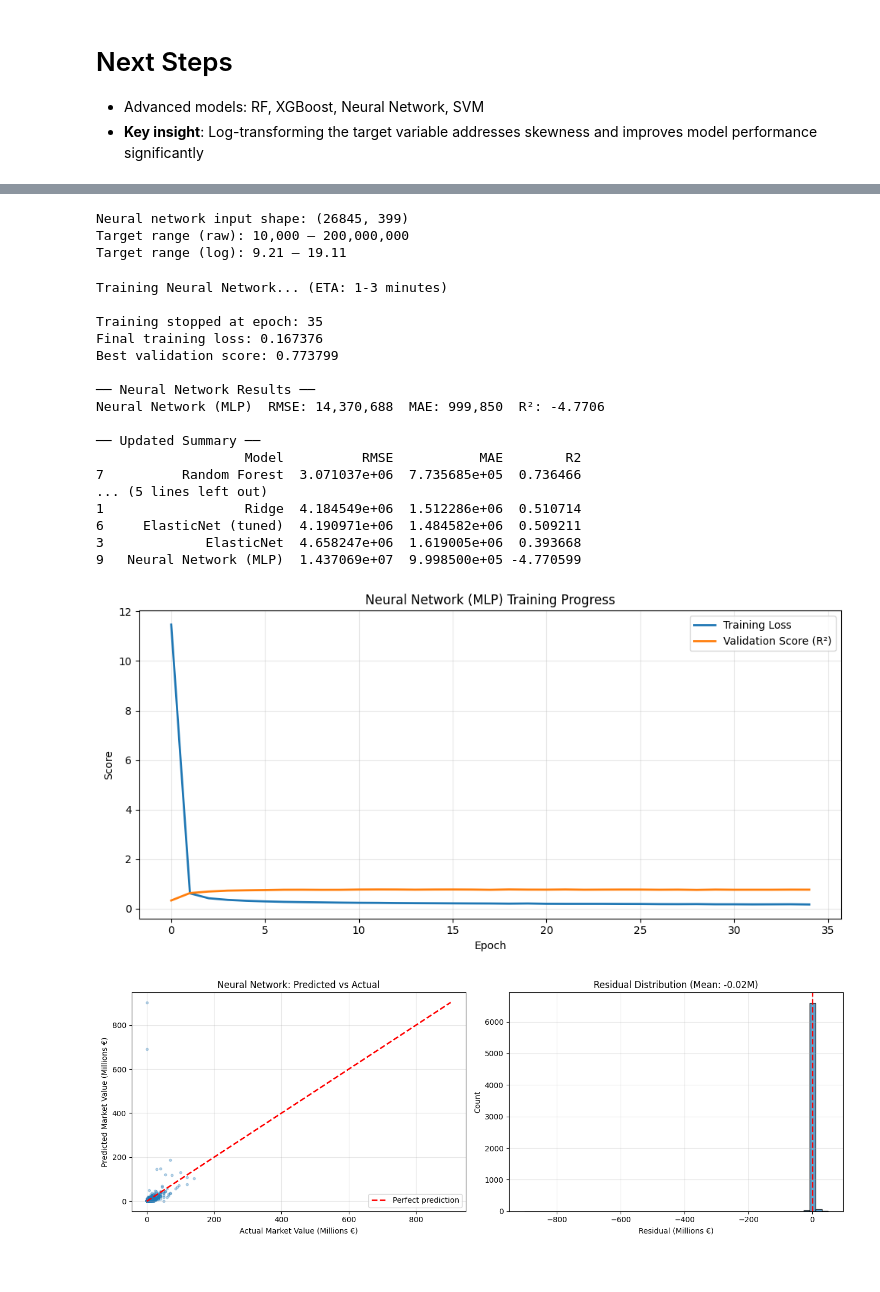
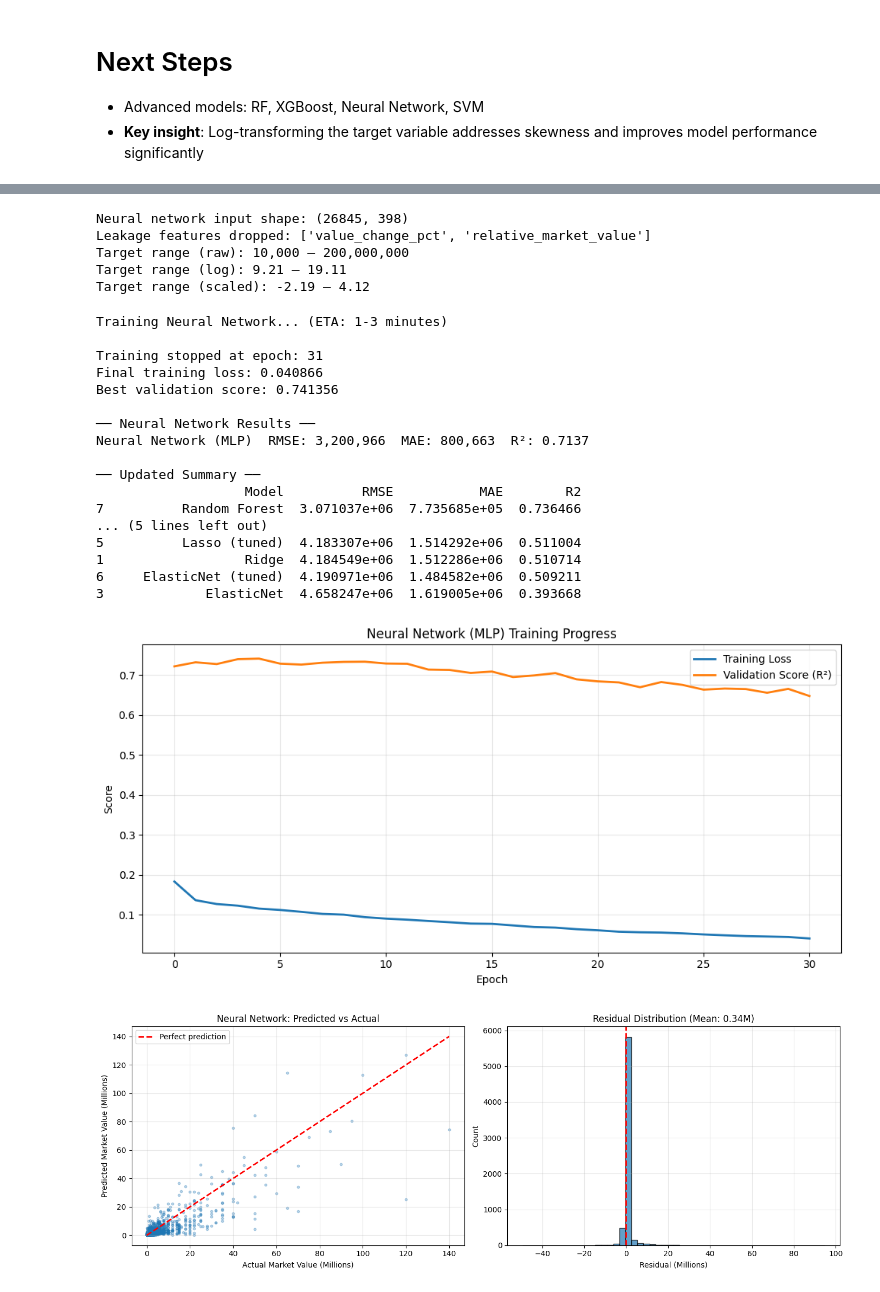
Before and after one commit to LucreziaSalerno/ML-Group-M, a Jupyter notebook: notebooks/models.ipynb, the cells around one changed output, grey strips where cells are left out. Drawn from its saved outputs; the diff is of its cells as text; code cells hidden in the pictures.

```diff
--- a/notebooks/models.ipynb
+++ b/notebooks/models.ipynb
@@ -332,8 +334,8 @@ import warnings
 warnings.filterwarnings('ignore')
 
 # ── 1. Prepare data with log-transformed target ──
-# Drop value_change_pct to avoid data leakage (it's derived from the target)
-leak_cols = [c for c in ['value_change_pct'] if c in X_train.columns]
+# Drop leakage features (both derived from the target: current_market_value)
+leak_cols = [c for c in ['value_change_pct', 'relative_market_value'] if c in X_train.columns]
 X_train_nn = X_train.drop(columns=leak_cols)
 X_test_nn = X_test.drop(columns=leak_cols)
 
@@ -341,7 +343,7 @@ X_test_nn = X_test.drop(columns=leak_cols)
 numeric_features_nn = X_train_nn.select_dtypes(include=["int64", "float64"]).columns.tolist()
 categorical_features_nn = X_train_nn.select_dtypes(include=["object"]).columns.tolist()
 
-# Rebuild preprocessor without the leaked feature
+# Rebuild preprocessor without the leaked features
 preprocess_nn = ColumnTransformer(
     transformers=[
         ("num", StandardScaler(), numeric_features_nn),
@@ -358,41 +360,52 @@ y_test_log = np.log1p(y_test)
 X_train_nn_pre = preprocess_nn.fit_transform(X_train_nn)
 X_test_nn_pre = preprocess_nn.transform(X_test_nn)
 
+# Also scale the log target for better NN convergence
+from sklearn.preprocessing import StandardScaler as TargetScaler
+y_scaler = TargetScaler()
+y_train_scaled = y_scaler.fit_transform(y_train_log.values.reshape(-1, 1)).ravel()
+
 print(f"Neural network input shape: {X_train_nn_pre.shape}")
+print(f"Leakage features dropped: {leak_cols}")
 print(f"Target range (raw): {y_train.min():,.0f} – {y_train.max():,.0f}")
 print(f"Target range (log): {y_train_log.min():.2f} – {y_train_log.max():.2f}")
+print(f"Target range (scaled): {y_train_scaled.min():.2f} – {y_train_scaled.max():.2f}")
 # %% [output]
-Neural network input shape: (26845, 399)
+Neural network input shape: (26845, 398)
+Leakage features dropped: ['value_change_pct', 'relative_market_value']
 Target range (raw): 10,000 – 200,000,000
 Target range (log): 9.21 – 19.11
+Target range (scaled): -2.19 – 4.12
 # %%
-# ── 2. Train Neural Network (MLP) on log-transformed target ──
+# ── 2. Train Neural Network (MLP) on log-transformed + scaled target ──
 print("Training Neural Network... (ETA: 1-3 minutes)\n")
 
 mlp = MLPRegressor(
     hidden_layer_sizes=(256, 128, 64),  # 3 hidden layers
     activation='relu',                   # ReLU activation
     solver='adam',                        # Adam optimizer
-    alpha=0.001,                          # L2 regularization
+    alpha=0.0001,                         # L2 regularization
     batch_size=256,                       # Mini-batch size
     learning_rate='adaptive',             # Reduce LR when loss plateaus
     learning_rate_init=0.001,             # Initial learning rate
-    max_iter=300,                         # Max training epochs
+    max_iter=500,                         # Max training epochs
     early_stopping=True,                  # Stop when validation loss stops improving
     validation_fraction=0.1,              # 10% of training data for validation
-    n_iter_no_change=15,                  # Patience for early stopping
+    n_iter_no_change=25,                  # Patience for early stopping
     random_state=42,
     verbose=False
 )
 
-mlp.fit(X_train_nn_pre, y_train_log)
+# Train on scaled log target (this helps the NN converge much better)
+mlp.fit(X_train_nn_pre, y_train_scaled)
 
 print(f"Training stopped at epoch: {mlp.n_iter_}")
 print(f"Final training loss: {mlp.loss_:.6f}")
 print(f"Best validation score: {mlp.best_validation_score_:.6f}")
 
-# ── 3. Predict and convert back from log scale ──
-y_pred_log = mlp.predict(X_test_nn_pre)
+# ── 3. Predict and convert back: scaled -> log -> original ──
+y_pred_scaled = mlp.predict(X_test_nn_pre)
+y_pred_log = y_scaler.inverse_transform(y_pred_scaled.reshape(-1, 1)).ravel()
 y_pred_nn = np.expm1(y_pred_log)  # Inverse of log1p
 
 # Clip negative predictions to 0 (market value can't be negative)
@@ -408,21 +421,21 @@ print(pd.DataFrame(results).sort_values("RMSE"))
 # %% [output]
 Training Neural Network... (ETA: 1-3 minutes)
 
-Training stopped at epoch: 35
-Final training loss: 0.167376
-Best validation score: 0.773799
+Training stopped at epoch: 31
+Final training loss: 0.040866
+Best validation score: 0.741356
 
 ── Neural Network Results ──
-Neural Network (MLP)  RMSE: 14,370,688  MAE: 999,850  R²: -4.7706
+Neural Network (MLP)  RMSE: 3,200,966  MAE: 800,663  R²: 0.7137
 
 ── Updated Summary ──
                    Model          RMSE           MAE        R2
 7          Random Forest  3.071037e+06  7.735685e+05  0.736466
 ... (5 lines left out)
+5          Lasso (tuned)  4.183307e+06  1.514292e+06  0.511004
 1                  Ridge  4.184549e+06  1.512286e+06  0.510714
 6     ElasticNet (tuned)  4.190971e+06  1.484582e+06  0.509211
 3             ElasticNet  4.658247e+06  1.619005e+06  0.393668
-9   Neural Network (MLP)  1.437069e+07  9.998500e+05 -4.770599
 # %%
 # ── 5. Visualize Neural Network Training Curve ──
 fig, ax = plt.subplots(1, 1, figsize=(10, 5))
@@ -430,37 +443,37 @@ fig, ax = plt.subplots(1, 1, figsize=(10, 5))
 ax.plot(mlp.loss_curve_, label='Training Loss', linewidth=2)
 ax.plot(mlp.validation_scores_, label='Validation Score (R²)', linewidth=2)
 ax.set_xlabel('Epoch')
 ax.set_ylabel('Score')
 ax.set_title('Neural Network (MLP) Training Progress')
 ax.legend()
 ax.grid(True, alpha=0.3)
 plt.tight_layout()
 plt.show()
 
 # ── 6. Residual Analysis ──
 fig, axes = plt.subplots(1, 2, figsize=(14, 5))
 
 # Predicted vs Actual
 axes[0].scatter(y_test / 1e6, y_pred_nn / 1e6, alpha=0.3, s=10)
-max_val = max(y_test.max(), y_pred_nn.max()) / 1e6
+max_val = max(y_test.max(), max(y_pred_nn)) / 1e6
 axes[0].plot([0, max_val], [0, max_val], 'r--', linewidth=2, label='Perfect prediction')
-axes[0].set_xlabel('Actual Market Value (Millions €)')
-axes[0].set_ylabel('Predicted Market Value (Millions €)')
+axes[0].set_xlabel('Actual Market Value (Millions)')
+axes[0].set_ylabel('Predicted Market Value (Millions)')
 axes[0].set_title('Neural Network: Predicted vs Actual')
 axes[0].legend()
 axes[0].grid(True, alpha=0.3)
 
 # Residual distribution
-residuals = (y_test - y_pred_nn) / 1e6
+residuals = (y_test.values - y_pred_nn) / 1e6
 axes[1].hist(residuals, bins=50, edgecolor='black', alpha=0.7)
-axes[1].set_xlabel('Residual (Millions €)')
+axes[1].set_xlabel('Residual (Millions)')
 axes[1].set_ylabel('Count')
 axes[1].set_title(f'Residual Distribution (Mean: {residuals.mean():.2f}M)')
 axes[1].axvline(x=0, color='r', linestyle='--', linewidth=2)
 axes[1].grid(True, alpha=0.3)
 
 plt.tight_layout()
 plt.show()
 # %% [output]
-[figure, old version]
+[figure, new version]
-[figure, old version]
+[figure, new version]
```
Also changed, not shown: parts of 7 cells of this notebook.
